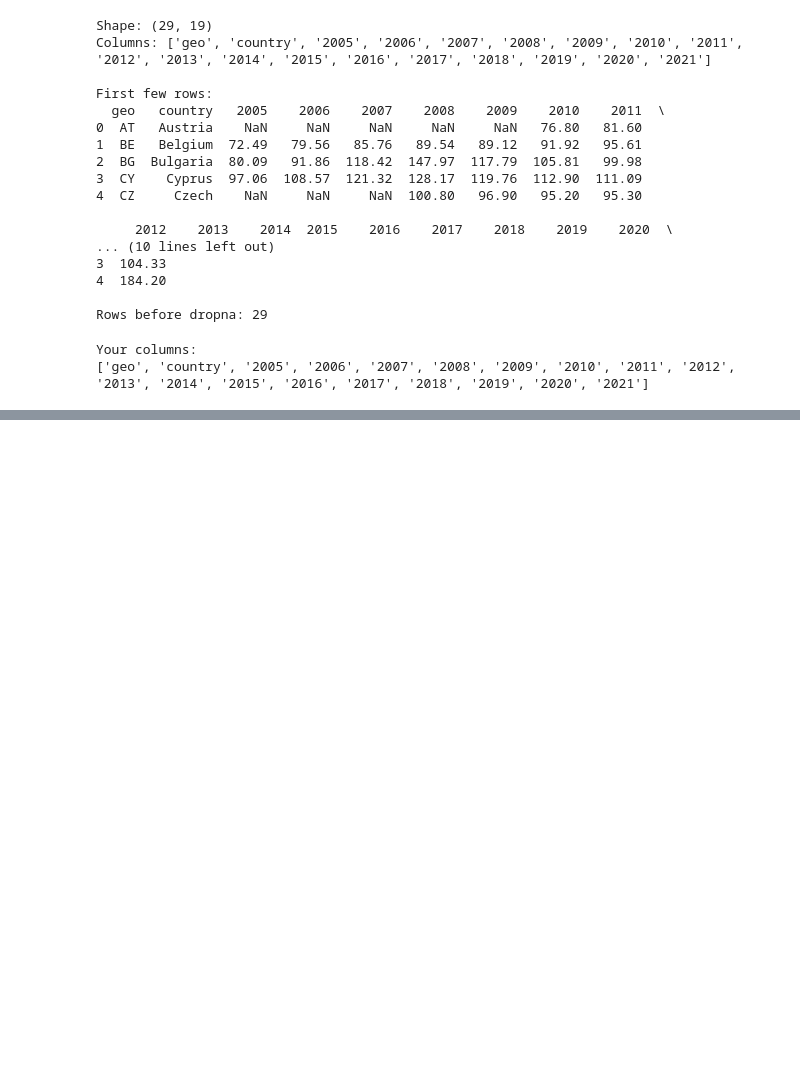
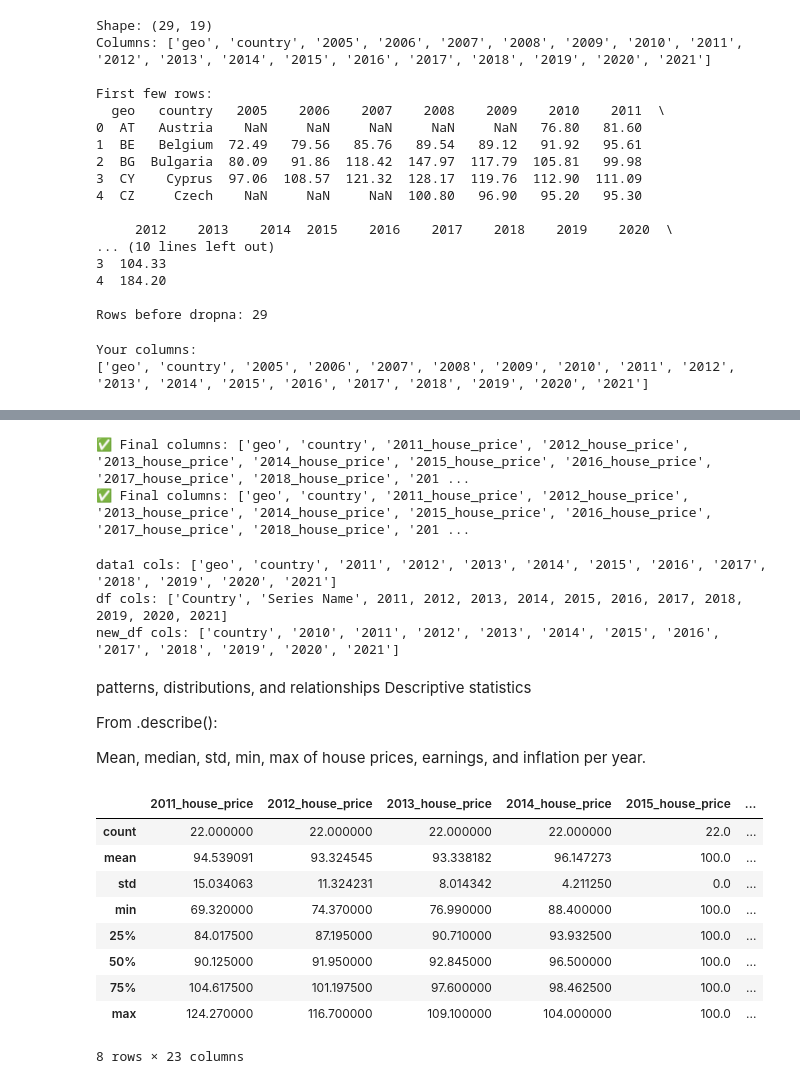
Before and after one commit to tihitnag/inflation-house-price-for-eu-, a Jupyter notebook: house_price.ipynb, the cells around one changed output, grey strips where cells are left out. Drawn from its saved outputs; the diff is of its cells as text; code cells hidden in the pictures; blank space fills up the shorter version.

```diff
--- a/house_price.ipynb
+++ b/house_price.ipynb
@@ -85,0 +137,14 @@ data1 = data1[data1['country'] != 'United Kingdom']
+# %%
+
+newdf = newdf.reset_index(drop=True)
+# Drop specific rows (indices 11 and 13)
+newdf = newdf.drop(index=[11,13])
+
+# Rename 'Time' column → 'country'
+newdf = newdf.rename(columns={'TIME':'country'})
+
+# Drop the first row
+newdf_3= newdf.drop(index=0).reset_index(drop=True)
+
+print(newdf_3.head())
+newdf_3.columns
@@ -85,0 +184,58 @@ data1 = data1[data1['country'] != 'United Kingdom']
+# %%
+
+# Merge house price and inflation
+merged = pd.merge(data1, df, on='country', how='inner', suffixes=('_house_price', '_inflation'))
+
+# Merge earnings
+merged = pd.merge(merged, newdf_3, on='country', how='inner')
+
+# Rename columns
+new_columns = []
+for col in merged.columns:
+    col_str = str(col)  # Ensure column name is a string
+    if col_str.endswith('_x'):
+        new_columns.append(col_str.replace('_x', '_house_price'))
+    elif col_str.endswith('_y'):
+        new_columns.append(col_str.replace('_y', '_inflation'))
+    elif col_str.isdigit():  # Numeric columns (e.g., years)
+        new_columns.append(f"{col_str}_earnings")
+    else:
+        new_columns.append(col_str)  # Keep other columns unchanged
+
+merged.columns = new_columns
+
+# Print final column names
+print("✅ Final columns:", merged.columns.tolist())
+
+print("✅ Final columns:", merged.columns.tolist())
+# %% [output]
+✅ Final columns: ['geo', 'country', '2011_house_price', '2012_house_price', '2013_house_price', '2014_house_price', '2015_house_price', '2016_house_price', '2017_house_price', '2018_house_price', '201 ...
+✅ Final columns: ['geo', 'country', '2011_house_price', '2012_house_price', '2013_house_price', '2014_house_price', '2015_house_price', '2016_house_price', '2017_house_price', '2018_house_price', '201 ...
+# %%
+print("data1 cols:", data1.columns.tolist())
+print("df cols:", df_2.columns.tolist())
+print("new_df cols:", newdf_3.columns.tolist())
+# %% [output]
+data1 cols: ['geo', 'country', '2011', '2012', '2013', '2014', '2015', '2016', '2017', '2018', '2019', '2020', '2021']
+df cols: ['Country', 'Series Name', 2011, 2012, 2013, 2014, 2015, 2016, 2017, 2018, 2019, 2020, 2021]
+new_df cols: ['country', '2010', '2011', '2012', '2013', '2014', '2015', '2016', '2017', '2018', '2019', '2020', '2021']
+# %% [markdown]
+patterns, distributions, and relationships
+Descriptive statistics
+
+From .describe():
+
+Mean, median, std, min, max of house prices, earnings, and inflation per year.
+# %%
+merged.describe()
+# %% [output]
+|  | 2011_house_price | 2012_house_price | 2013_house_price | 2014_house_price | 2015_house_price | ... |
+| count | 22.000000 | 22.000000 | 22.000000 | 22.000000 | 22.0 | ... |
+| mean | 94.539091 | 93.324545 | 93.338182 | 96.147273 | 100.0 | ... |
+| std | 15.034063 | 11.324231 | 8.014342 | 4.211250 | 0.0 | ... |
+| min | 69.320000 | 74.370000 | 76.990000 | 88.400000 | 100.0 | ... |
+| 25% | 84.017500 | 87.195000 | 90.710000 | 93.932500 | 100.0 | ... |
+| 50% | 90.125000 | 91.950000 | 92.845000 | 96.500000 | 100.0 | ... |
+| 75% | 104.617500 | 101.197500 | 97.600000 | 98.462500 | 100.0 | ... |
+| max | 124.270000 | 116.700000 | 109.100000 | 104.000000 | 100.0 | ... |
+8 rows × 23 columns
```
Also changed, not shown: parts of 8 cells of this notebook.
